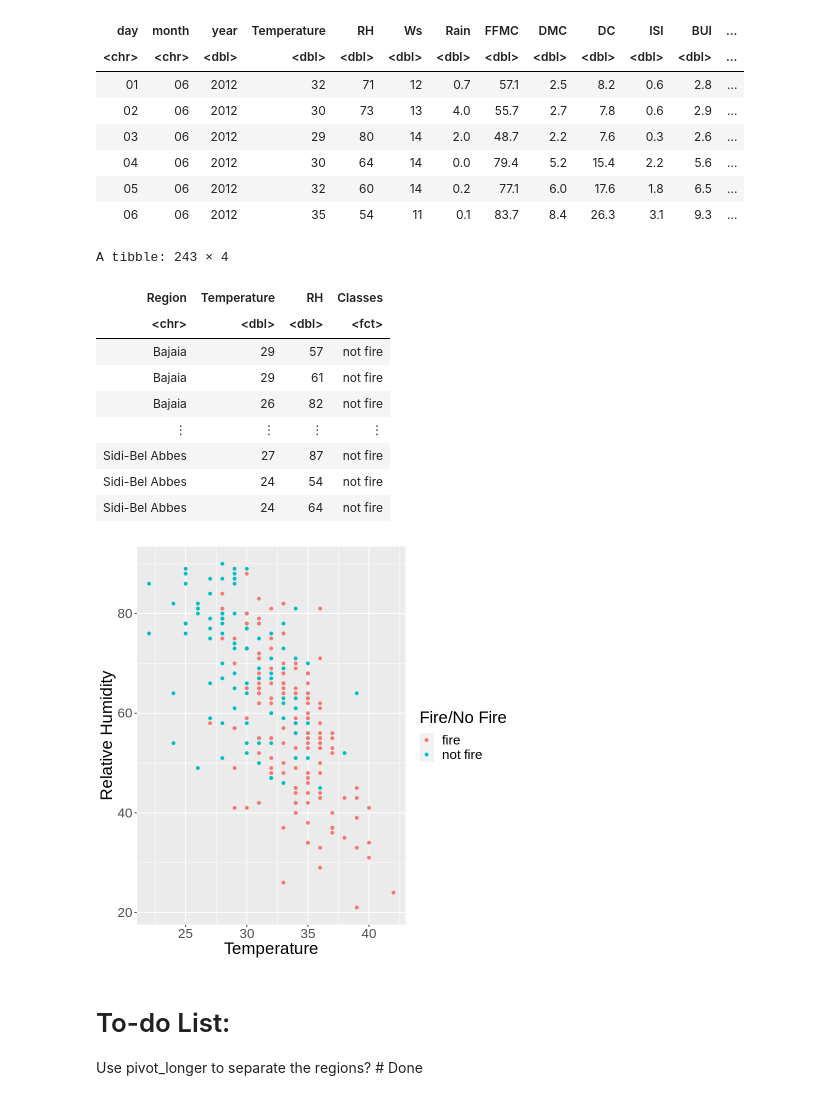
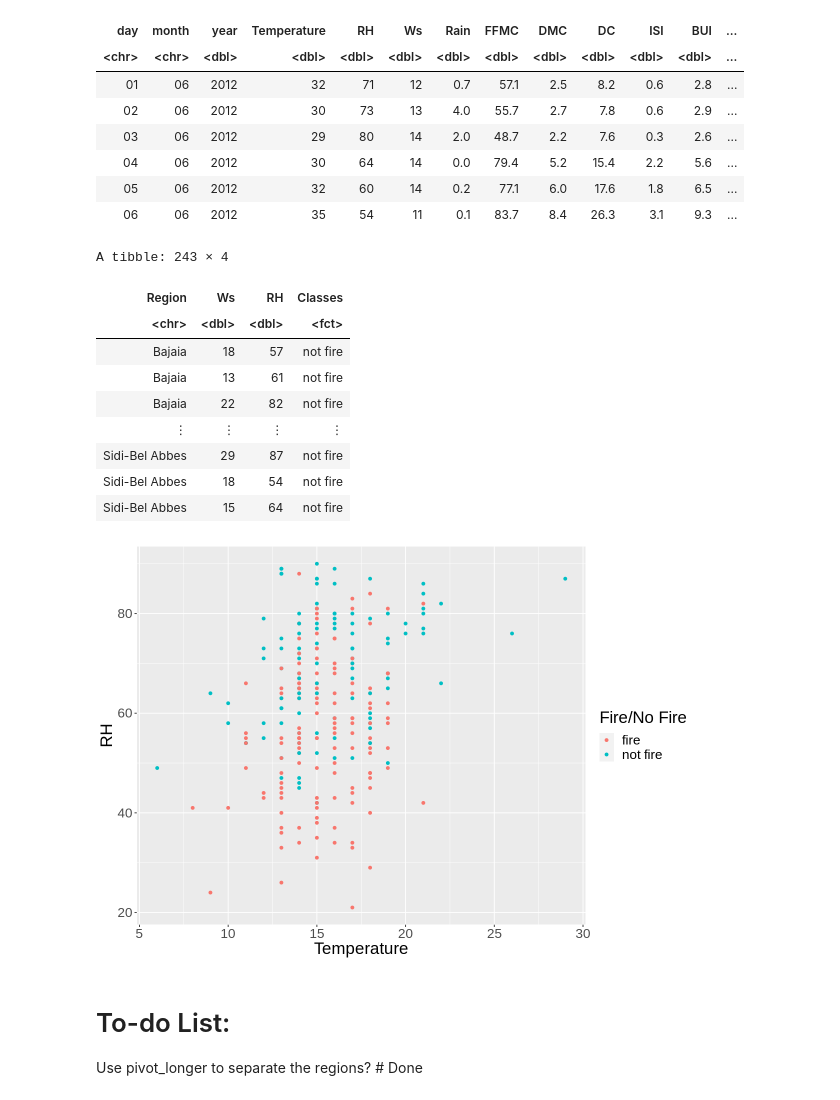
Before and after one commit to AKNeyugn/dsci100-002-group9-project, a Jupyter notebook: project_proposal.ipynb, the cells around one changed output. Drawn from its saved outputs; the diff is of its cells as text; code cells hidden in the pictures.

```diff
--- a/project_proposal.ipynb
+++ b/project_proposal.ipynb
@@ -125,9 +107,9 @@ sidi_data_all["Region"] <- sidi_region
 
 # Select Temperature, RH, Classes and Region columns
 bajaia_selected <- bajaia_data_all %>%
-    select(Region, Temperature, RH, Classes)
+    select(Region, Ws, RH, Classes)
 sidi_selected <- sidi_data_all %>%
-    select(Region, Temperature, RH, Classes)
+    select(Region, Ws, RH, Classes)
 
 # Combine Bajaia and Sidi-Bel Abbes data frames
 fire_data <- rbind(bajaia_selected, sidi_selected)
@@ -140,15 +122,15 @@ fire_data <- rbind(bajaia_selected, sidi_selected)
 fire_data
 # %% [output]
 A tibble: 243 × 4
-| Region | Temperature | RH | Classes |
+| Region | Ws | RH | Classes |
 | <chr> | <dbl> | <dbl> | <fct> |
-| Bajaia | 29 | 57 | not fire |
-| Bajaia | 29 | 61 | not fire |
-| Bajaia | 26 | 82 | not fire |
+| Bajaia | 18 | 57 | not fire |
+| Bajaia | 13 | 61 | not fire |
+| Bajaia | 22 | 82 | not fire |
 | ⋮ | ⋮ | ⋮ | ⋮ |
-| Sidi-Bel Abbes | 27 | 87 | not fire |
-| Sidi-Bel Abbes | 24 | 54 | not fire |
-| Sidi-Bel Abbes | 24 | 64 | not fire |
+| Sidi-Bel Abbes | 29 | 87 | not fire |
+| Sidi-Bel Abbes | 18 | 54 | not fire |
+| Sidi-Bel Abbes | 15 | 64 | not fire |
 # %%
 ###
 #   Step 3: Summarize data from training dataset
@@ -156,15 +138,15 @@ A tibble: 243 × 4
 # %%
 ###
 #   Step 4: Visualize data from training dataset
 ###
-
-temp_rh_plot <- ggplot (fire_data, aes(x = Temperature, y = RH, color = Classes)) +
+options(repr.plot.height = 7, repr.plot.width = 10)
+temp_rh_plot <- ggplot (fire_data, aes(x = Ws, y = RH, color = Classes)) +
                     geom_point() +
-                    labs(x = "Temperature", y = "Relative Humidity", color = "Fire/No Fire") +
+                    labs(x = "Temperature", y = "RH", color = "Fire/No Fire") +
                     theme(text = element_text(size = 20))
 temp_rh_plot #A plot showing how the variables are related
 # %% [output]
-[figure, old version]
+[figure, new version]
 # %% [markdown]
 # To-do List:
 Use pivot_longer to separate the regions? # Done
```
Also changed, not shown: parts of 1 cell of this notebook.
